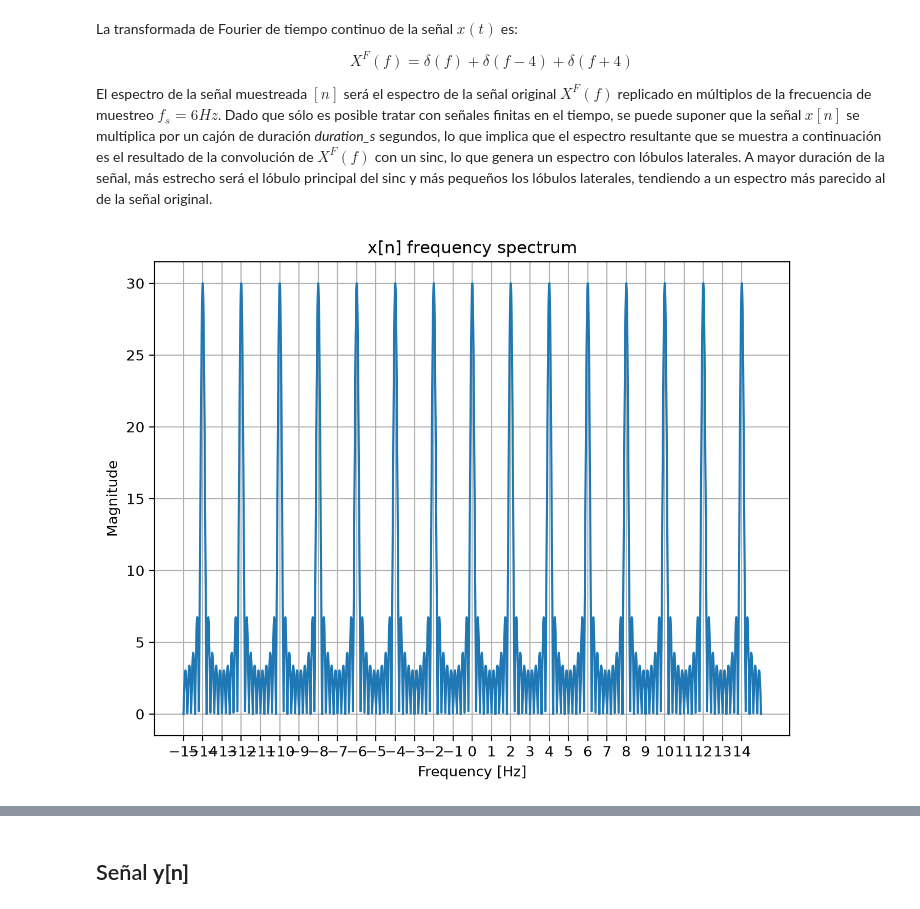
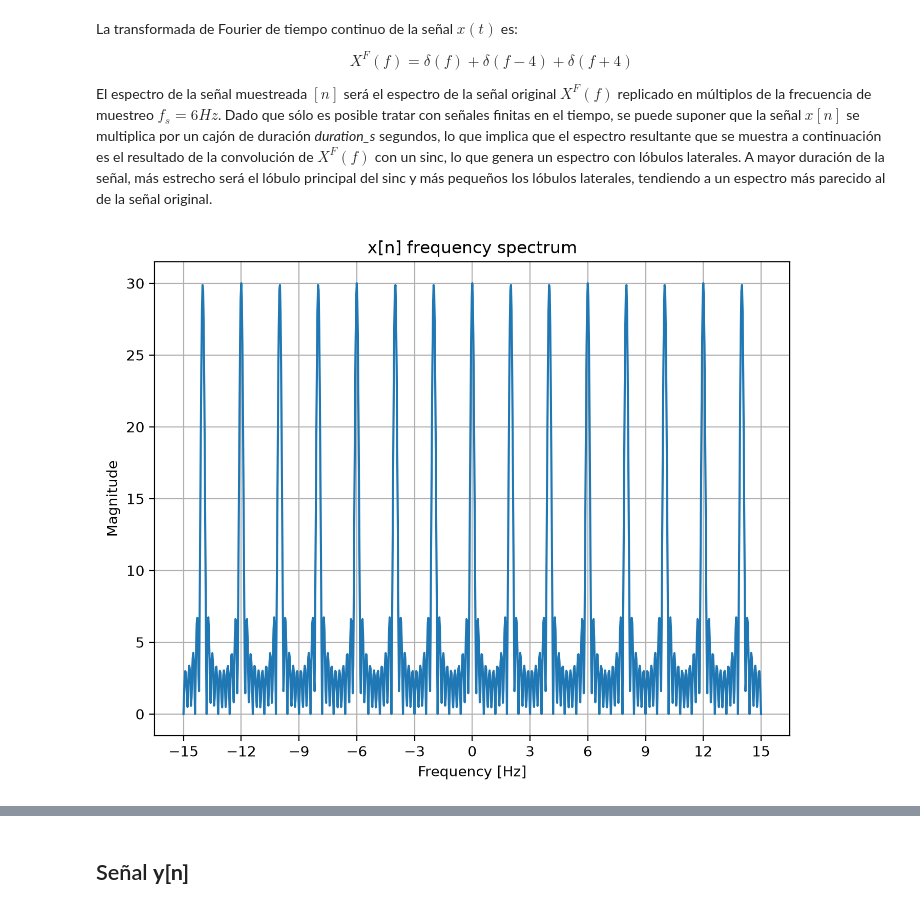
Before and after one commit to estanislaocrivos/digital-signal-processing-course, a Jupyter notebook: gp-02/ej-02.ipynb, the cells around one changed output, grey strips where cells are left out. Saved outputs shown, nothing was run; the diff lists cells and outputs as text; code cells hidden in the pictures.

```diff
--- a/gp-02/ej-02.ipynb
+++ b/gp-02/ej-02.ipynb
@@ -57,18 +55,18 @@ El espectro de la señal muestreada $[n]$ será el espectro de la señal origina
 # %%
 f_max = 15
 f_min = -f_max
 
-f = linspace(f_min, f_max, 8000 + 1)
+f = linspace(f_min, f_max, 1000 + 1)
 f, H = freqz(x, worN=f, fs=sampling_freq_hz)
 
 figure(1, figsize=(8, 6), dpi=200)
 plot(f, abs(H))
 xlabel("Frequency [Hz]")
 ylabel("Magnitude")
-xticks(arange(f_min, f_max, 1))
+xticks(arange(f_min, f_max + 1, 3))
 title("x[n] frequency spectrum")
 grid(True)
 show()
 # %% [output]
-[figure, old version]
+[figure, new version]
 # %% [markdown]
```
Also changed, not shown: parts of 10 cells of this notebook.
